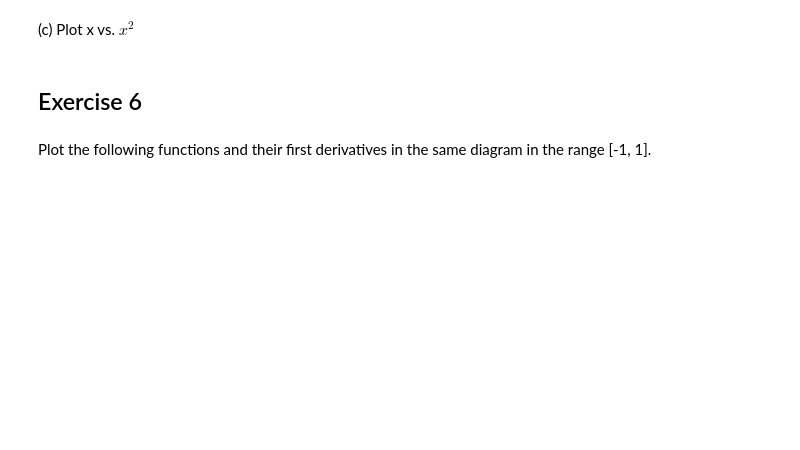
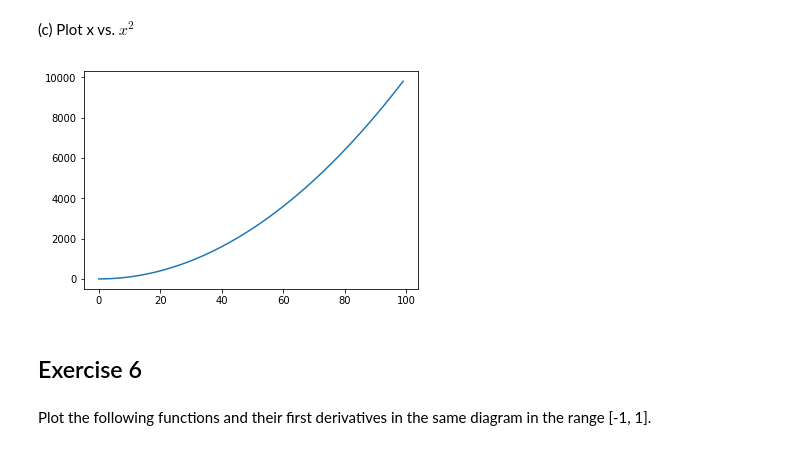
Before and after one commit to pooyansalehi/DIPastro2019, a Jupyter notebook: lab1/lab1.ipynb, the cells around one changed output. Saved outputs shown, nothing was run; the diff lists cells and outputs as text; code cells hidden in the pictures; blank space fills up the shorter version.

```diff
--- a/lab1/lab1.ipynb
+++ b/lab1/lab1.ipynb
@@ -106,0 +211,5 @@ a = 'John, 5, 1.7'
+# %%
+a = 'John, 5, 1.7'
+x = a.split(", ")
+for i in range(3):
+    print ("sentece",x[i],".")
@@ -108,3 +221,8 @@ a = 'John, 5, 1.7'
 ## Exercise 5
 # %% [markdown]
 (a) Create an array x of 100 elements.
+# %%
+arr = []
+for x in range(100):
+    arr.append(x)
+print (arr)
@@ -111,2 +231,5 @@ a = 'John, 5, 1.7'
 # %% [markdown]
 (b) Compute $x^2$
+# %%
+arr2 = np.multiply(arr,arr)
+print (arr2)
@@ -113,5 +245,10 @@ a = 'John, 5, 1.7'
 # %% [markdown]
 (c) Plot x vs. $x^2$
+# %%
+plt.plot(arr,arr2)
+plt.show()
+# %% [output]
+[figure, added]
 # %% [markdown]
 ## Exercise 6
 # %% [markdown]
```
Also changed, not shown: parts of 32 cells of this notebook.
